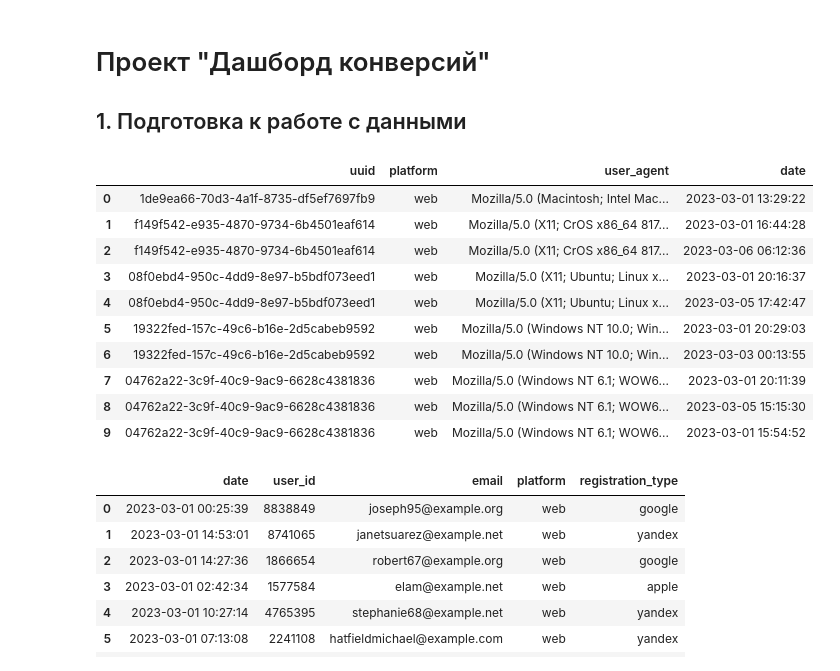
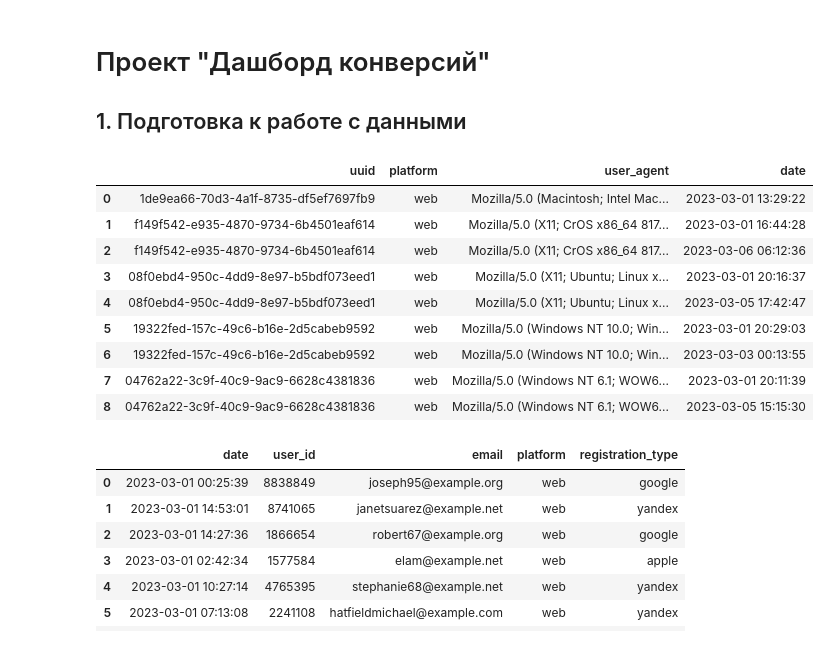
Before and after one commit to kostya2908/data-analytics-project-100, a Jupyter notebook: charts_project.ipynb, the cells around one changed output. Cells and saved outputs as stored; diff of their text form; code cells hidden in the pictures.

```diff
--- a/charts_project.ipynb
+++ b/charts_project.ipynb
@@ -6,21 +6,20 @@ import pandas as pd
 # %%
 url_v = 'https://drive.google.com/file/d/1QosQQ4RRNR9rkL4t7sB707h2Uy0XfYJe/view'
 url_v = 'https://drive.google.com/uc?id=' + url_v.split('/')[-2]
 visits = pd.read_csv(url_v)
 visits.date = pd.to_datetime(visits.date)
-visits.head(10)
+visits.head(9)
 # %% [output]
 |  | uuid | platform | user_agent | date |
 | 0 | 1de9ea66-70d3-4a1f-8735-df5ef7697fb9 | web | Mozilla/5.0 (Macintosh; Intel Mac... | 2023-03-01 13:29:22 |
 | 1 | f149f542-e935-4870-9734-6b4501eaf614 | web | Mozilla/5.0 (X11; CrOS x86_64 817... | 2023-03-01 16:44:28 |
 | 2 | f149f542-e935-4870-9734-6b4501eaf614 | web | Mozilla/5.0 (X11; CrOS x86_64 817... | 2023-03-06 06:12:36 |
 | 3 | 08f0ebd4-950c-4dd9-8e97-b5bdf073eed1 | web | Mozilla/5.0 (X11; Ubuntu; Linux x... | 2023-03-01 20:16:37 |
 | 4 | 08f0ebd4-950c-4dd9-8e97-b5bdf073eed1 | web | Mozilla/5.0 (X11; Ubuntu; Linux x... | 2023-03-05 17:42:47 |
 | 5 | 19322fed-157c-49c6-b16e-2d5cabeb9592 | web | Mozilla/5.0 (Windows NT 10.0; Win... | 2023-03-01 20:29:03 |
 | 6 | 19322fed-157c-49c6-b16e-2d5cabeb9592 | web | Mozilla/5.0 (Windows NT 10.0; Win... | 2023-03-03 00:13:55 |
 | 7 | 04762a22-3c9f-40c9-9ac9-6628c4381836 | web | Mozilla/5.0 (Windows NT 6.1; WOW6... | 2023-03-01 20:11:39 |
 | 8 | 04762a22-3c9f-40c9-9ac9-6628c4381836 | web | Mozilla/5.0 (Windows NT 6.1; WOW6... | 2023-03-05 15:15:30 |
-| 9 | 04762a22-3c9f-40c9-9ac9-6628c4381836 | web | Mozilla/5.0 (Windows NT 6.1; WOW6... | 2023-03-01 15:54:52 |
 # %%
 url_r = 'https://drive.google.com/file/d/1AeQz0kaSgz0lxYSDtuNm36muhy5fRCzZ/view'
 url_r = 'https://drive.google.com/uc?id=' + url_r.split('/')[-2]
```
